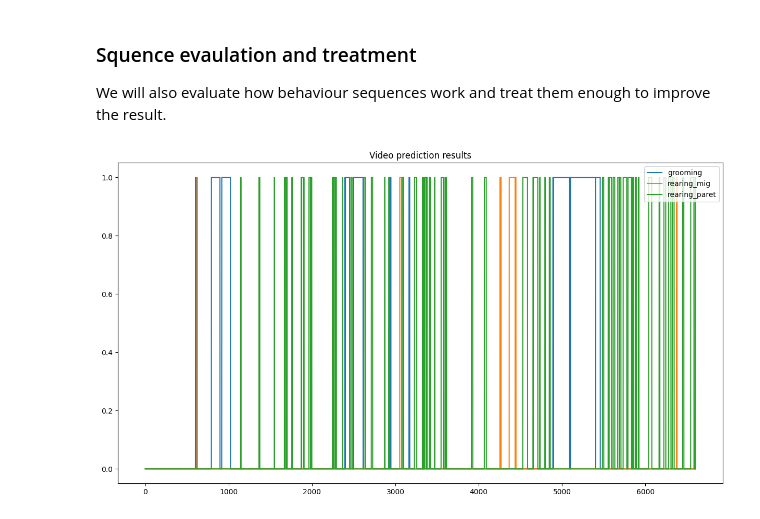
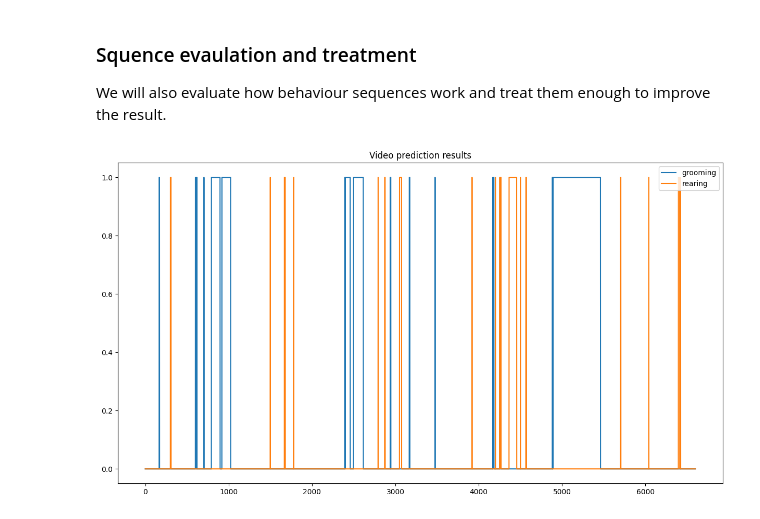
Before and after one commit to albarransara/AutomatedMouseBehaviorRecognition, a Jupyter notebook: notebooks/2.4.1.DataPostprocess.ipynb, the cells around one changed output. Drawn from its saved outputs; the diff is of its cells as text; code cells hidden in the pictures.

```diff
--- a/notebooks/2.4.1.DataPostprocess.ipynb
+++ b/notebooks/2.4.1.DataPostprocess.ipynb
@@ -280,7 +166,7 @@ results.to_csv(path_validation + 'results.csv')
 
 After obtaining our predictions we will analyze and process them, enough to get the best result.
 # %%
-results = pd.read_csv(path_validation + 'results.csv')
+results = pd.read_csv(path_validation + 'results2.csv')
 # %% [markdown]
 ### Output visualization
 # %% [markdown]
@@ -363,31 +237,25 @@ thershold = 0.5
 results05 = results.copy()
 
 results05['g_result'] = results05['g_prediction']
-results05['mr_result'] = results05['mr_prediction']
-results05['wr_result'] = results05['wr_prediction']
+results05['r_result'] = results05['r_prediction']
 
 # If value lower than 0.5, write 0
 results05.loc[results05['g_prediction'] < thershold,'g_result'] = 0
-results05.loc[results05['mr_prediction'] < thershold,'mr_result'] = 0
-results05.loc[results05['wr_prediction'] < thershold,'wr_result'] = 0
+results05.loc[results05['r_prediction'] < thershold,'r_result'] = 0
 
 for ind,row in results05.iterrows():
     # Get the only columns we want to use
-    row2 = row[['g_result', 'mr_result', 'wr_result']]
+    row2 = row[['g_result', 'r_result']]
     if max(row2) != 0:
         action = np.argmax(row2) # Get index column with max value
         if action == 0:
             row['g_result'] = 1
-            row[['mr_result', 'wr_result']] = 0
+            row['r_result'] = 0
             results05.iloc[ind] = row
         elif action == 1:
-            row['mr_result'] = 1
-            row[['g_result', 'wr_result']] = 0
+            row['r_result'] = 1
+            row['g_result'] = 0
             results05.iloc[ind] = row
-        elif action == 2:
-            row['wr_result'] = 1
-            row[['mr_result', 'g_result']] = 0
-            results05.iloc[ind] = row
 # %%
 results05
 # %% [output]
@@ -490,6 +352,6 @@ Threshold 08:  Correct =  6304 , Incorrect =  296
 # %% [markdown]
 Threshold 0.8 works better.
 # %%
-results[['g_result','mr_result', 'wr_result']] = results08[['g_result','mr_result', 'wr_result']]
+results[['g_result','r_result']] = results05[['g_result','r_result']]
 results
 # %% [output]
@@ -513,10 +375,10 @@ We will also evaluate how behaviour sequences work and treat them enough to impr
 # %%
 fig, ax = plt.subplots(figsize=(15,8))
 
-ax.plot(results[['g_result','mr_result', 'wr_result']],
-        label=['grooming', 'rearing_mig', 'rearing_paret'])
+ax.plot(results[['g_result','r_result']],
+        label=['grooming', 'rearing'])
 plt.title('Video prediction results')
 plt.legend(loc='upper right')
 plt.show()
 # %% [output]
-[figure, old version]
+[figure, new version]
```
Also changed, not shown: parts of 43 cells of this notebook, 16 other files.
